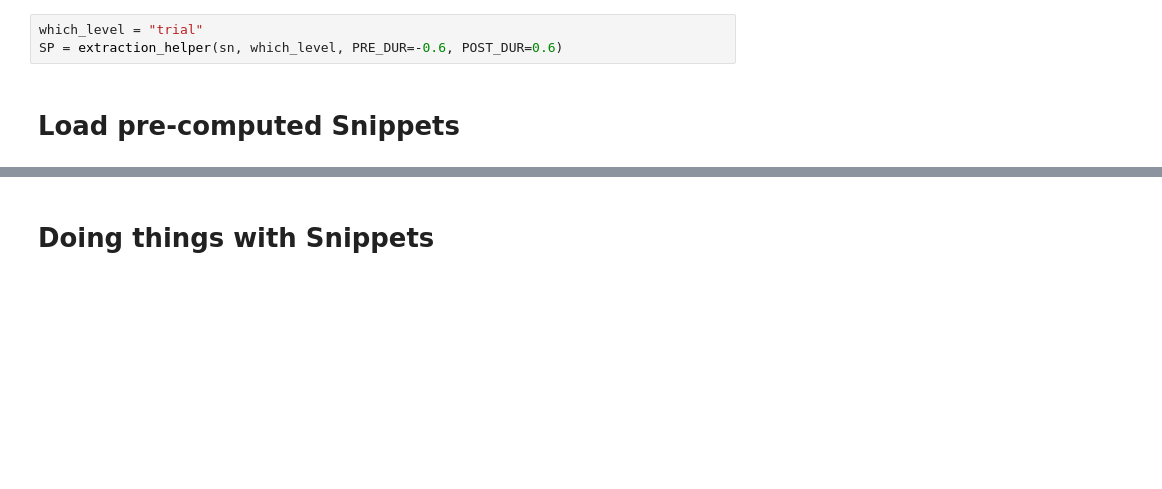
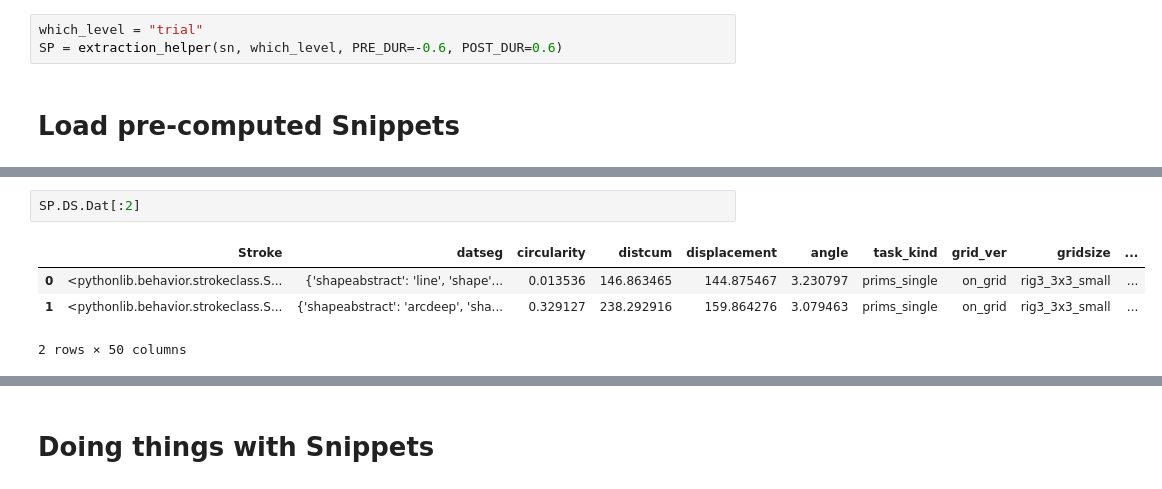
Before and after one commit to lucast4/neuralmonkey, a Jupyter notebook: neuralmonkey/notebooks/231203_sandbox_snippets.ipynb, the cells around one changed output, grey strips where cells are left out. Drawn from its saved outputs; the diff is of its cells as text; blank space fills up the shorter version.

```diff
--- a/neuralmonkey/notebooks/231203_sandbox_snippets.ipynb
+++ b/neuralmonkey/notebooks/231203_sandbox_snippets.ipynb
@@ -200,0 +185,7 @@ SP, SAVEDIR_ALL = load_and_concat_mult_snippets(MS, which_level = which_level,
+# %%
+SP.DS.Dat[:2]
+# %% [output]
+|  | Stroke | datseg | circularity | distcum | displacement | angle | task_kind | grid_ver | gridsize | ... |
+| 0 | <pythonlib.behavior.strokeclass.S... | {'shapeabstract': 'line', 'shape'... | 0.013536 | 146.863465 | 144.875467 | 3.230797 | prims_single | on_grid | rig3_3x3_small | ... |
+| 1 | <pythonlib.behavior.strokeclass.S... | {'shapeabstract': 'arcdeep', 'sha... | 0.329127 | 238.292916 | 159.864276 | 3.079463 | prims_single | on_grid | rig3_3x3_small | ... |
+2 rows × 50 columns
```
Also changed, not shown: parts of 51 cells of this notebook, 1 other file.
